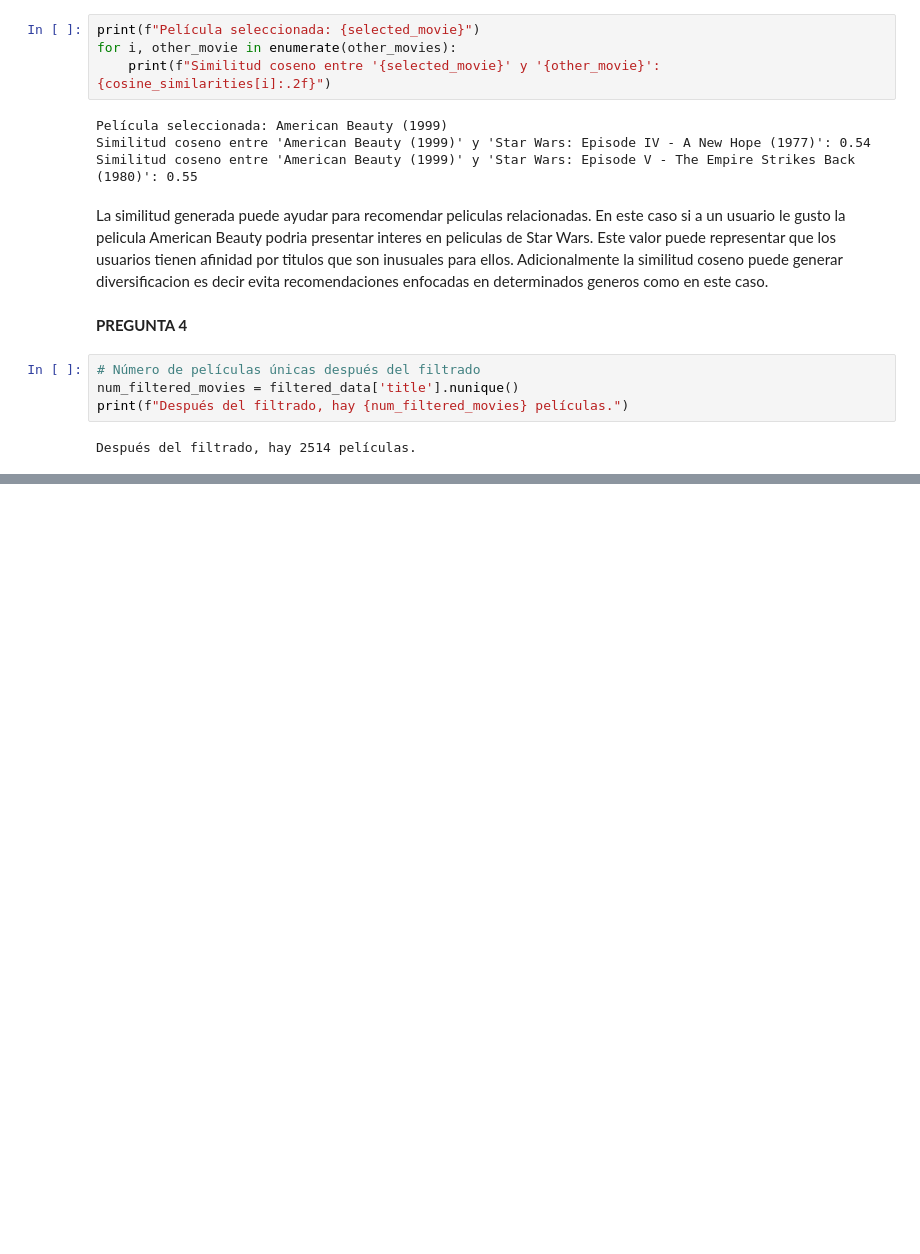
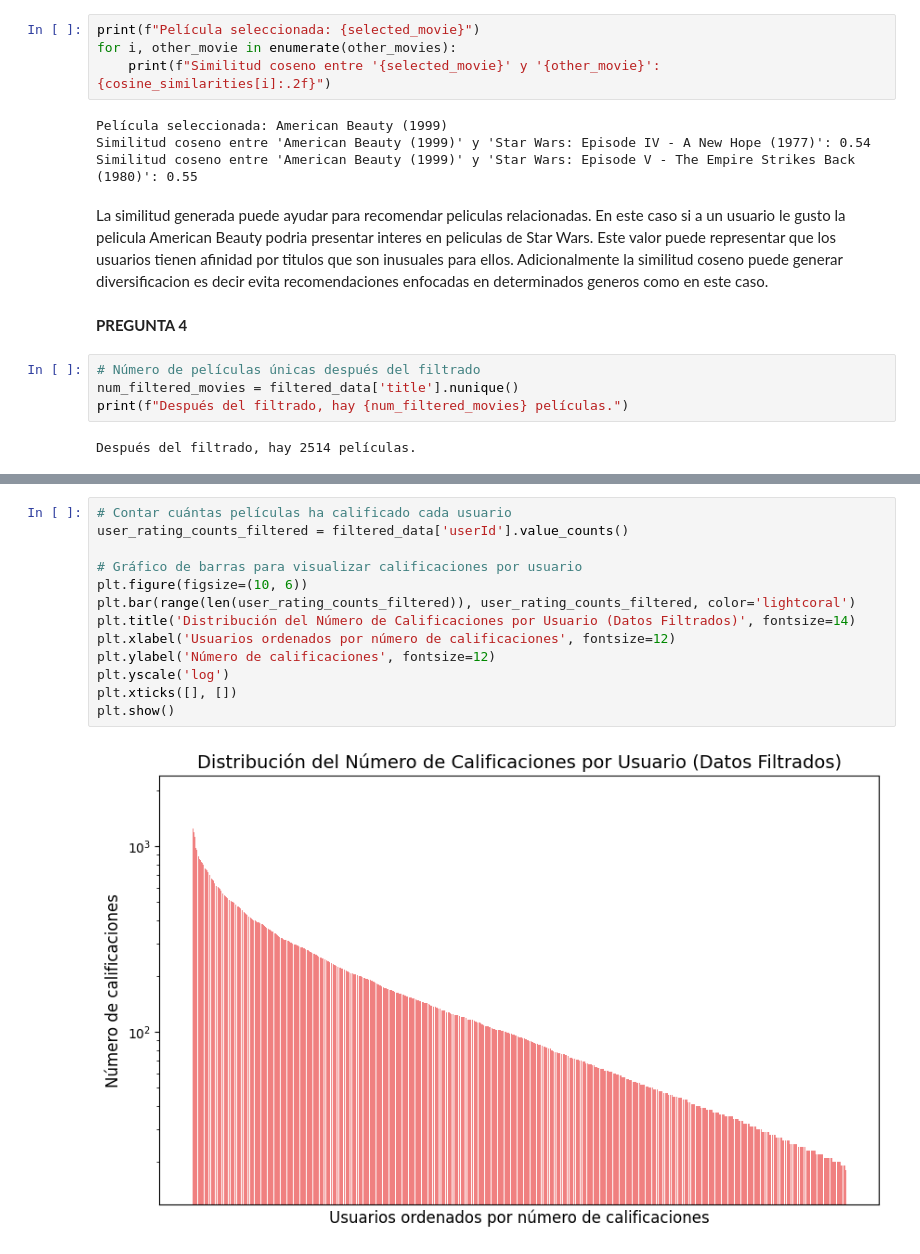
Before and after one commit to sheilaccahua202231011/RecSys, a Jupyter notebook: EXAMEN_2 (1).ipynb, the cells around one changed output, grey strips where cells are left out. Drawn from its saved outputs; the diff is of its cells as text; blank space fills up the shorter version.

```diff
--- a/EXAMEN_2 (1).ipynb
+++ b/EXAMEN_2 (1).ipynb
@@ -220,0 +236,15 @@ Después del filtrado, hay 2514 películas.
+# %%
+# Contar cuántas películas ha calificado cada usuario
+user_rating_counts_filtered = filtered_data['userId'].value_counts()
+
+# Gráfico de barras para visualizar calificaciones por usuario
+plt.figure(figsize=(10, 6))
+plt.bar(range(len(user_rating_counts_filtered)), user_rating_counts_filtered, color='lightcoral')
+plt.title('Distribución del Número de Calificaciones por Usuario (Datos Filtrados)', fontsize=14)
+plt.xlabel('Usuarios ordenados por número de calificaciones', fontsize=12)
+plt.ylabel('Número de calificaciones', fontsize=12)
+plt.yscale('log')
+plt.xticks([], [])
+plt.show()
+# %% [output]
+[figure, added]
```
Also changed, not shown: parts of 5 cells of this notebook.
